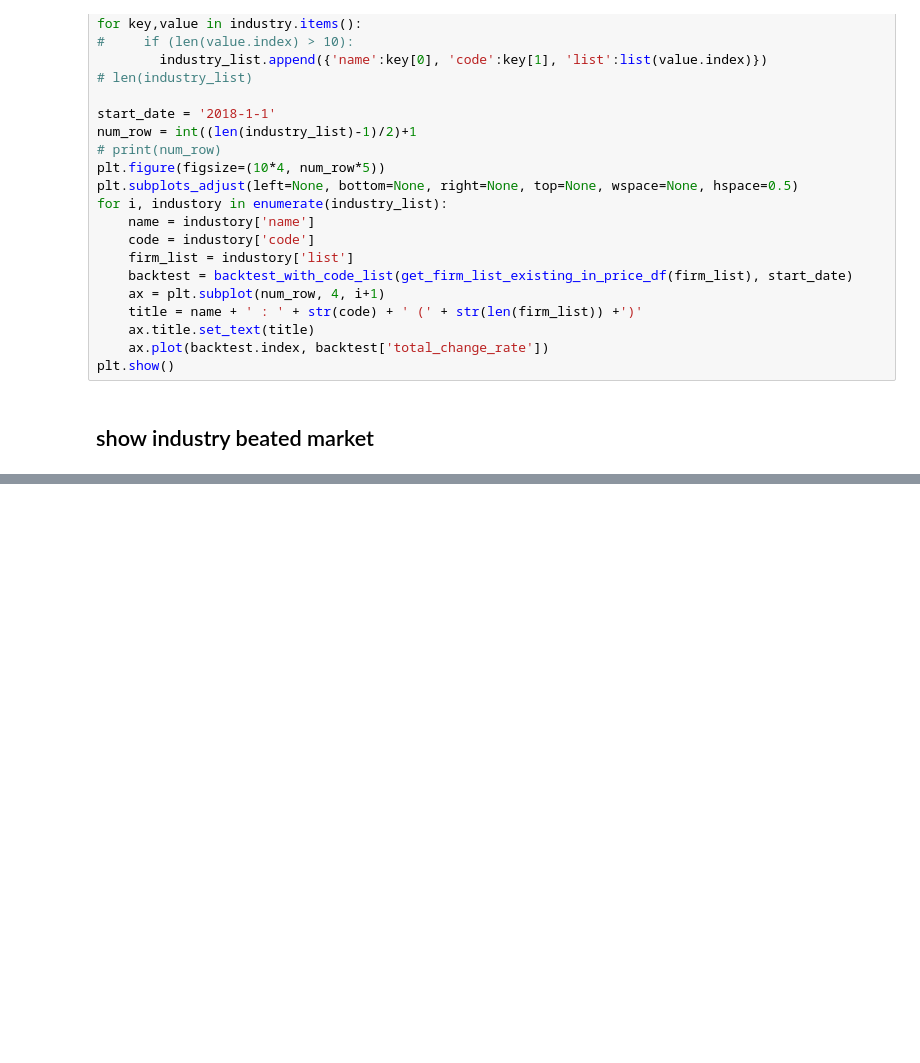
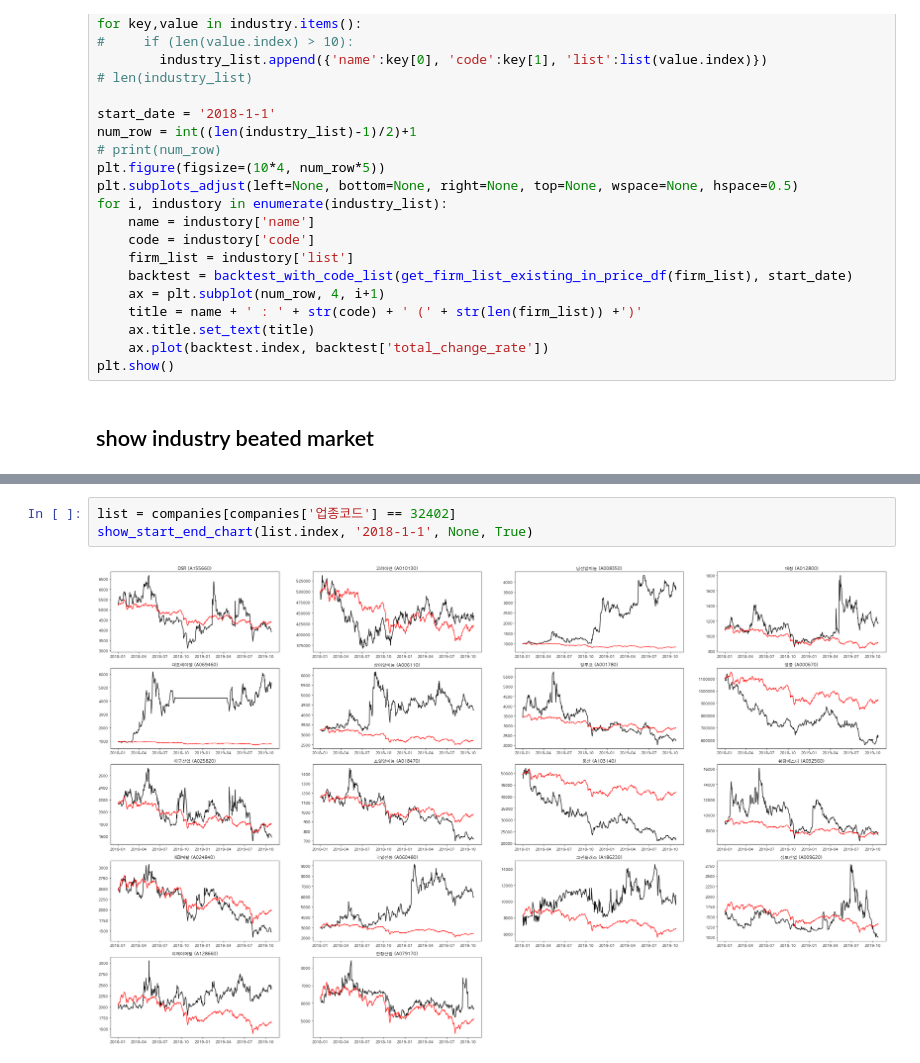
Before and after one commit to neosuperprogrammer/Quant, a Jupyter notebook: neo_strategy_1.ipynb, the cells around one changed output, grey strips where cells are left out. Drawn from its saved outputs; the diff is of its cells as text; blank space fills up the shorter version.

```diff
--- a/neo_strategy_1.ipynb
+++ b/neo_strategy_1.ipynb
@@ -1441,0 +1451,5 @@ show_industry_list_beated_market_profit(prices, '2018-1-1', None, 'kospi')
+# %%
+list = companies[companies['업종코드'] == 32402]
+show_start_end_chart(list.index, '2018-1-1', None, True)
+# %% [output]
+[figure, added]
```
Also changed, not shown: parts of 2 cells of this notebook, 1 other file.
